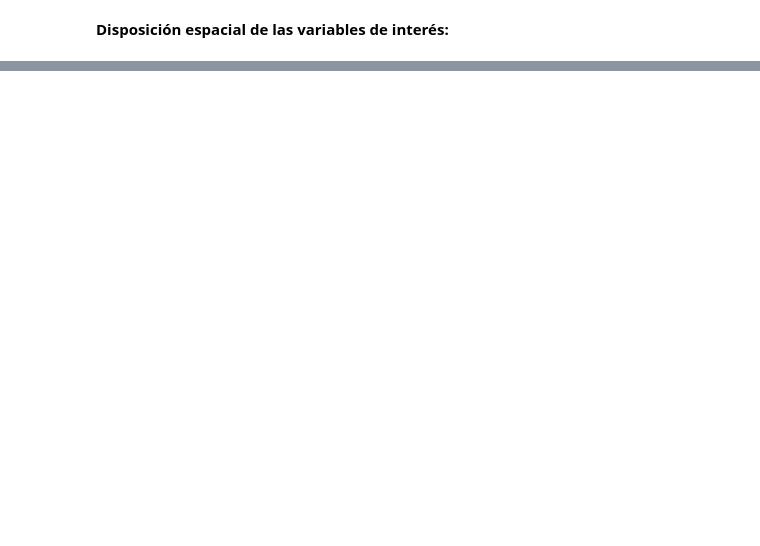
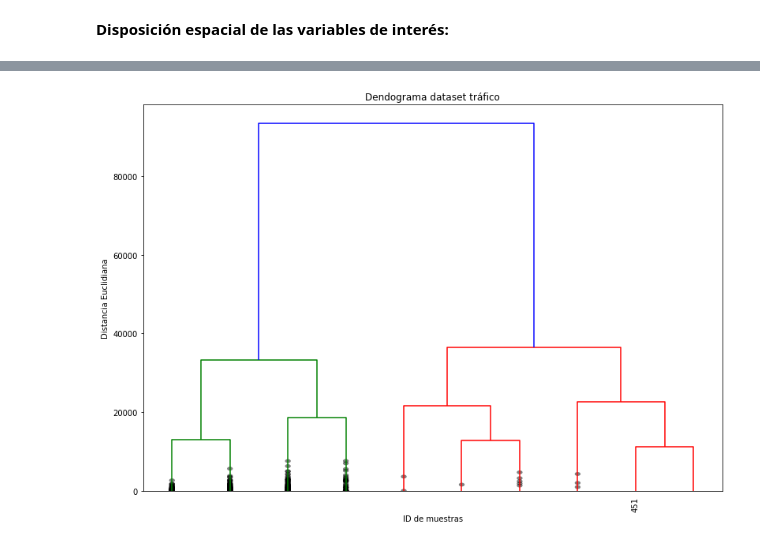
Before and after one commit to heberallin/Trabajos, a Jupyter notebook: Datos Tráfico .ipynb, the cells around one changed output, grey strips where cells are left out. Drawn from its saved outputs; the diff is of its cells as text; code cells hidden in the pictures; blank space fills up the shorter version.

Commit message:
Avance2_tráfico
asdasd

```diff
--- a/Datos Tráfico .ipynb
+++ b/Datos Tráfico .ipynb
@@ -121,0 +170,13 @@ plt.show()
+# %%
+from scipy.cluster.hierarchy import dendrogram, linkage
+
+Z = linkage(df[sub_dataset], method="average", metric="euclidean") #Clustering Jerarquico Aglomerativo (machine learning)
+# %%
+plt.subplot(111) #Visualización del Dendograma con las opciones de cluster
+dendrogram(Z, leaf_rotation=90, leaf_font_size=10, truncate_mode="lastp", p=10, show_leaf_counts=False, show_contracted=True)
+plt.ylabel("Distancia Euclidiana")
+plt.xlabel("ID de muestras")
+plt.title("Dendograma dataset tráfico")
+plt.subplots_adjust(left=0, bottom=0, right=1.7, top=1.7)
+# %% [output]
+[figure, added]
```
Also changed, not shown: parts of 24 cells of this notebook.
